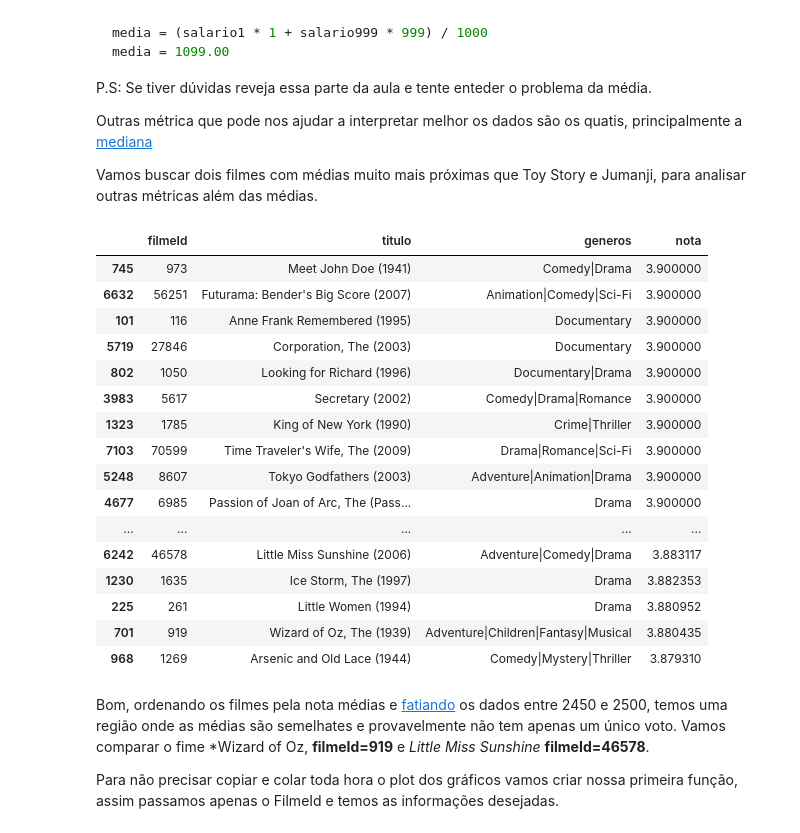
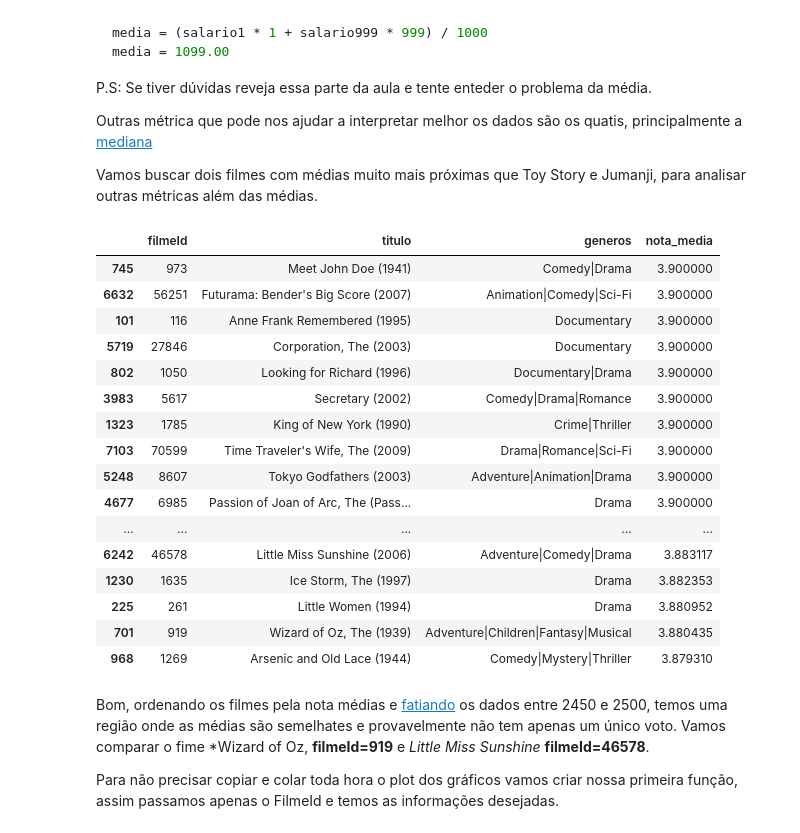
Before and after one commit to f-marcondes/QuarentenaDados, a Jupyter notebook: QuarentenaDados_Filmes.ipynb, the cells around one changed output. Saved outputs shown, nothing was run; the diff lists cells and outputs as text; code cells hidden in the pictures.

```diff
--- a/QuarentenaDados_Filmes.ipynb
+++ b/QuarentenaDados_Filmes.ipynb
@@ -762,9 +762,9 @@ Outras métrica que pode nos ajudar a interpretar melhor os dados são os quatis
 
 Vamos buscar dois filmes com médias muito mais próximas que Toy Story e Jumanji, para analisar outras métricas além das médias.
 # %%
-filmes_com_media.sort_values("nota", ascending=False)[2450:2500]
+filmes_com_media.sort_values("nota_media", ascending=False)[2450:2500]
 # %% [output]
-|  | filmeId | titulo | generos | nota |
+|  | filmeId | titulo | generos | nota_media |
 | 745 | 973 | Meet John Doe (1941) | Comedy|Drama | 3.900000 |
 | 6632 | 56251 | Futurama: Bender's Big Score (2007) | Animation|Comedy|Sci-Fi | 3.900000 |
 | 101 | 116 | Anne Frank Remembered (1995) | Documentary | 3.900000 |
```
Also changed, not shown: parts of 28 cells of this notebook.
